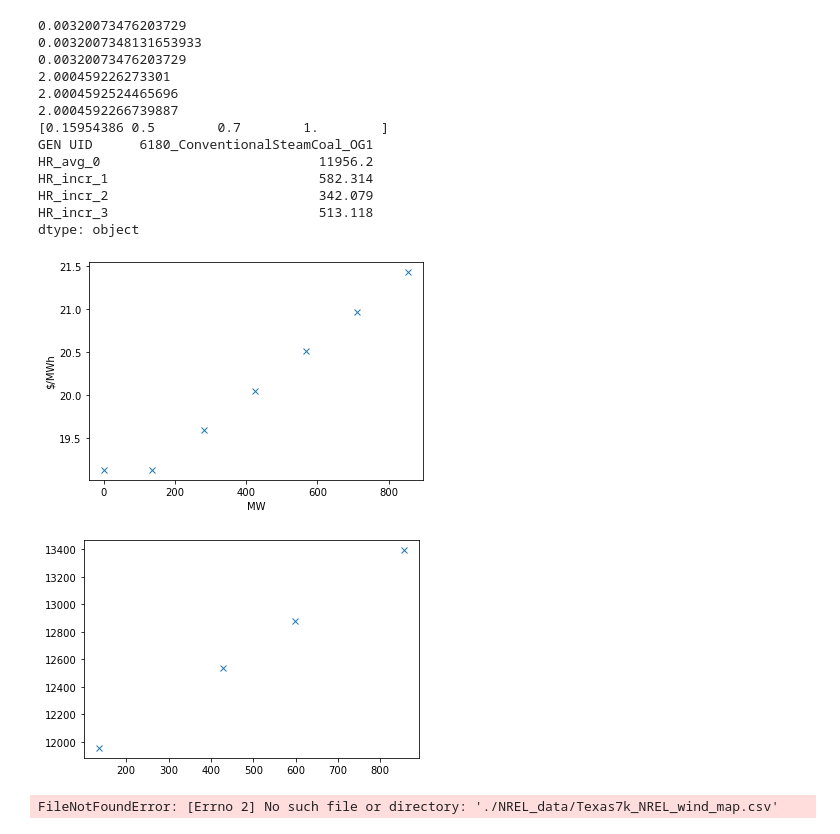
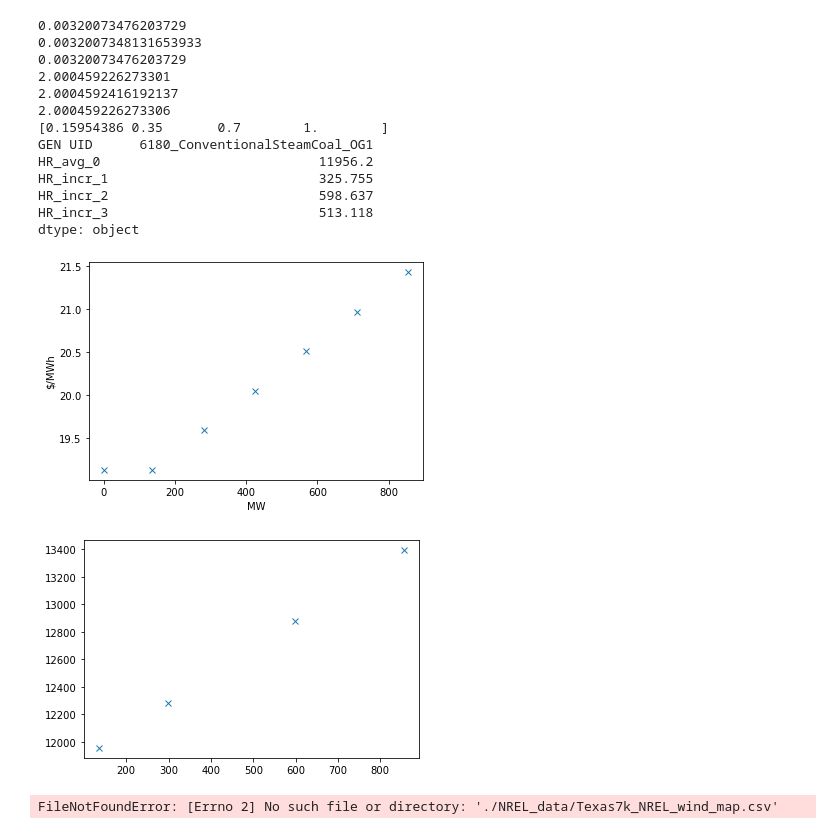
Before and after one commit to EthanReese/texas_7k_data, a Jupyter notebook: Data cleaning.ipynb, the cells around one changed output. Drawn from its saved outputs; the diff is of its cells as text; code cells hidden in the pictures.

```diff
--- a/Data cleaning.ipynb
+++ b/Data cleaning.ipynb
@@ -138,7 +138,7 @@ output_pct_dict = {
     "Natural Gas Fired Combustion Turbine": [0.4,0.6,0.8,1],
     "Natural Gas Internal Combustion Engine": [0.478, 0.652, 0.827, 1],
     "Natural Gas Fired Combined Cycle":[0.478, 0.652, 0.827, 1],
-    "Conventional Steam Coal": [0.25,0.5,0.7,1],
+    "Conventional Steam Coal": [0.25,0.35,0.7,1],
     "Conventional Hydroelectric": [1,0,0,0],
     "All Other": [0.4,0.6,0.8,1],
     "Batteries": [1,0,0,0],
@@ -202,39 +202,39 @@ def apply_interpolation(x):
     HR = interpolated(output_pct * PMax)
     plt.figure(2)
     plt.plot(output_pct*PMax, HR, 'x')
     print((HR[3]-HR[2])/(output_pct[3]*PMax-output_pct[2]*PMax))
     print((HR[2]-HR[1])/(output_pct[2]*PMax-output_pct[1]*PMax))
     print((HR[1]-HR[0])/(output_pct[1]*PMax-output_pct[0]*PMax))
     print(output_pct)
 
     return pd.Series([x["GEN UID"], HR[0], HR[1]-HR[0], HR[2]-HR[1], HR[3]-HR[2]], index = ["GEN UID", "HR_avg_0", "HR_incr_1", "HR_incr_2", "HR_incr_3"])
     # plt.figure(2)
     # plt.plot(output_pct, HR_average)
 #hr = df.apply(apply_interpolation, axis=1)
 
 
 df = df.merge(hr, on="GEN UID", validate="one_to_one")
 print(apply_interpolation(df.loc[7]))
 #apply_interpolation()
 df.dropna(subset=["Ramp Rate MW/Min"], inplace=True)
 
 df.to_csv("./gen_step_5.csv")
 # %% [output]
 0.00320073476203729
 0.0032007348131653933
 0.00320073476203729
 2.000459226273301
-2.0004592524465696
-2.0004592266739887
-[0.15954386 0.5        0.7        1.        ]
+2.0004592416192137
+2.000459226273306
+[0.15954386 0.35       0.7        1.        ]
 GEN UID      6180_ConventionalSteamCoal_OG1
 HR_avg_0                            11956.2
-HR_incr_1                           582.314
-HR_incr_2                           342.079
+HR_incr_1                           325.755
+HR_incr_2                           598.637
 HR_incr_3                           513.118
 dtype: object
 [figure]
-[figure, old version]
+[figure, new version]
 # %%
 df = pd.read_csv("./gen_step_5.csv")
 
```
Also changed, not shown: 2 other files.
